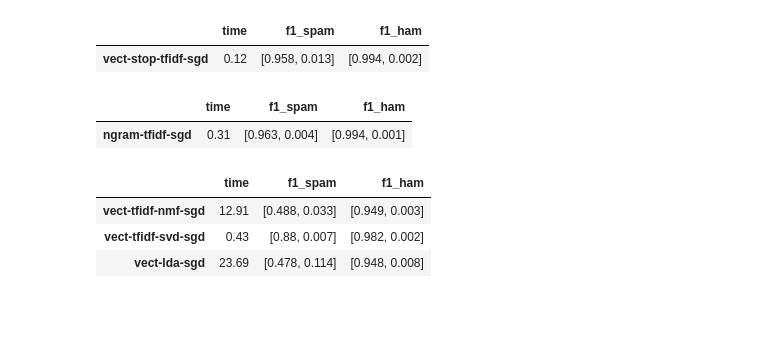
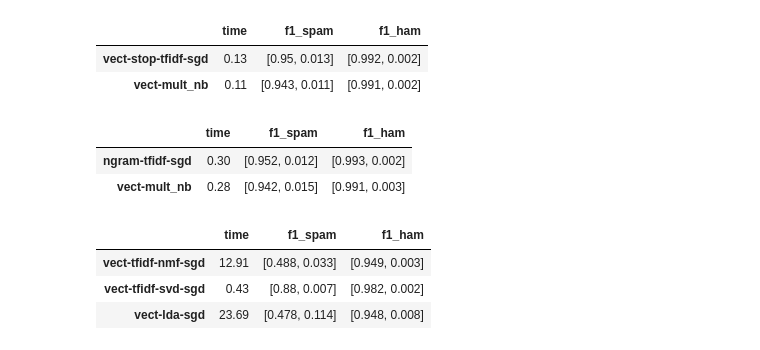
Before and after one commit to dtrckd/simplon_datai_2020, a Jupyter notebook: brief_4/data/sms/spam_detector.ipynb, the cells around one changed output. Cells and saved outputs as stored; diff of their text form; code cells hidden in the pictures; blank space fills up the shorter version.

```diff
--- a/brief_4/data/sms/spam_detector.ipynb
+++ b/brief_4/data/sms/spam_detector.ipynb
@@ -145,27 +159,37 @@ print_table(res)
 # %%
 # run the last best with stopwords
-pipe6 = Pipeline([
+pipe01 = Pipeline([
     ('vect-stop', CountVectorizer(strip_accents="unicode", stop_words=stopwords)),
     ('tfidf', TfidfTransformer()),
     ('sgd', SGDClassifier()),
 ])
-res = run_pipes([pipe6])
+pipe02 = Pipeline([
+    ('vect', CountVectorizer(strip_accents="unicode", stop_words=stopwords)),
+    ('mult_nb', MultinomialNB()),
+])
+res = run_pipes([pipe01, pipe02])
 print_table(res)
 # %% [output]
 |  | time | f1_spam | f1_ham |
-| vect-stop-tfidf-sgd | 0.12 | [0.958, 0.013] | [0.994, 0.002] |
+| vect-stop-tfidf-sgd | 0.13 | [0.95, 0.013] | [0.992, 0.002] |
+| vect-mult_nb | 0.11 | [0.943, 0.011] | [0.991, 0.002] |
 # %%
 # run the last best with ngram
-pipe7 = Pipeline([
+pipe77 = Pipeline([
     ("ngram", CountVectorizer(ngram_range=(1,2), min_df=2)),
     ('tfidf', TfidfTransformer()),
     ('sgd', SGDClassifier(max_iter=5000, tol=1e-4)),
 ])
-res = run_pipes([pipe7])
+pipe78 = Pipeline([
+    ('vect', CountVectorizer(ngram_range=(1,2), min_df=2)),
+    ('mult_nb', MultinomialNB()),
+])
+res = run_pipes([pipe77, pipe78])
 print_table(res)
 # %% [output]
 |  | time | f1_spam | f1_ham |
-| ngram-tfidf-sgd | 0.31 | [0.963, 0.004] | [0.994, 0.001] |
+| ngram-tfidf-sgd | 0.30 | [0.952, 0.012] | [0.993, 0.002] |
+| vect-mult_nb | 0.28 | [0.942, 0.015] | [0.991, 0.003] |
 # %%
 # run the last best with dimensionality reduction
 
```
Also changed, not shown: parts of 5 cells of this notebook, 1 other file.
